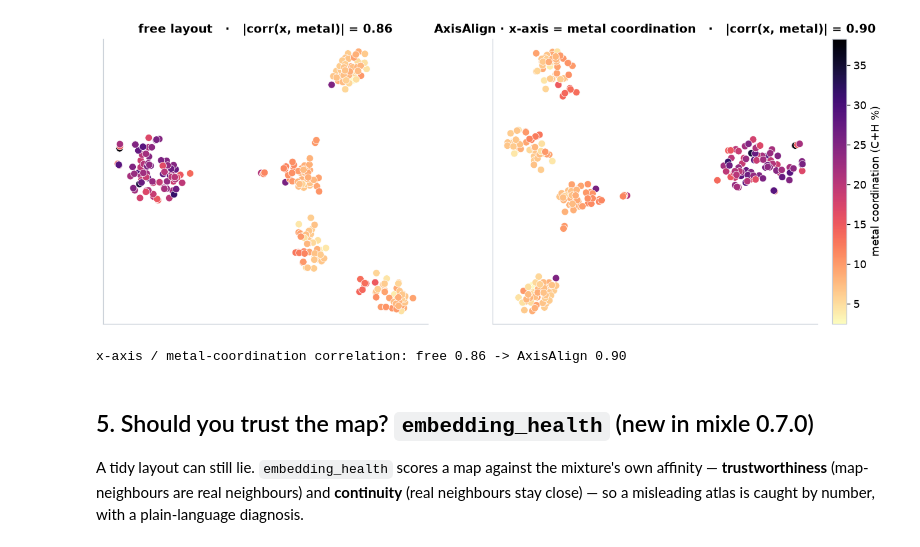
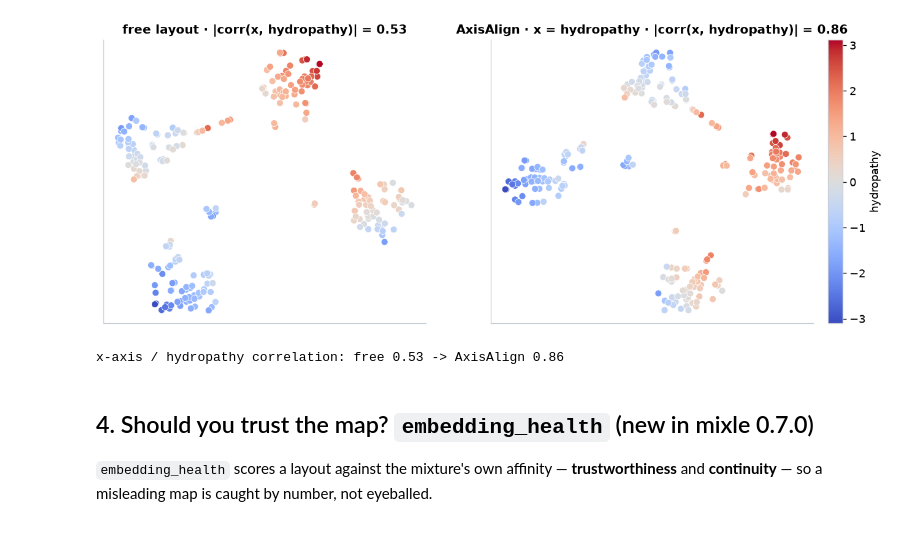
Before and after one commit to gmboquet/mixle-notebooks, a Jupyter notebook: notebooks/tutorials/embedding_with_htsne.ipynb, the cells around one changed output. Cells and saved outputs as stored; diff of their text form; code cells hidden in the pictures.

```diff
--- a/notebooks/tutorials/embedding_with_htsne.ipynb
+++ b/notebooks/tutorials/embedding_with_htsne.ipynb
@@ -190,0 +108,20 @@ gradient of "how well could this protein cage a metal ion?" — with both zinc t
+# %%
+from sklearn.manifold import TSNE
+present = [d[3] for d in data if d[3] is not None]; fill = float(np.mean(present))
+X = []
+for hydro, fold, tags, cnt in data:
+    X.append([hydro] + [1.0 if fold == f else 0.0 for f in FOLDS]
+             + [1.0 if t in tags else 0.0 for t in TAGS] + [cnt if cnt is not None else fill])
+X = np.asarray(X, float); X = (X - X.mean(0)) / (X.std(0) + 1e-9)
+Yt = TSNE(init='pca', perplexity=20, random_state=0).fit_transform(X)
+
+fig, ax = plt.subplots(1, 2, figsize=(13.5, 5.6))
+for a, Y, title in [(ax[0], Yt, 't-SNE  (flatten + mean-impute)'),
+                    (ax[1], Yh, 'htsne  (native, missing modelled)')]:
+    for k, name in enumerate(names):
+        m = labels == k
+        a.scatter(Y[m, 0], Y[m, 1], s=42, color=PALETTE[k], label=name, alpha=0.9, edgecolors='white', linewidths=0.6)
+    a.set_xticks([]); a.set_yticks([]); a.set_title('%s  —  purity %.2f' % (title, knn_purity(Y, labels)), pad=10)
+ax[1].legend(loc='center left', bbox_to_anchor=(1.01, 0.5), fontsize=9)
+fig.subplots_adjust(wspace=0.08); plt.tight_layout(); plt.show()
+print('t-SNE (flatten + impute) purity %.2f   vs   htsne (native) purity %.2f' % (knn_purity(Yt, labels), knn_purity(Yh, labels)))
@@ -191,30 +142,22 @@ gradient of "how well could this protein cage a metal ion?" — with both zinc t
 # %%
-from mixle.stats import (GaussianEstimator, PoissonEstimator, CompositeEstimator, MixtureEstimator)
-from mixle.inference.estimation import optimize
 from mixle.utils.hvis import AxisAlign
-
-record_est = CompositeEstimator((GaussianEstimator(), GaussianEstimator(), GaussianEstimator(),
-                                 GaussianEstimator(), PoissonEstimator()))
-mix = optimize(proteins, MixtureEstimator([record_est] * 6), max_its=50, rng=np.random.RandomState(0), out=io.StringIO())
-
-free = htsne(proteins, seed=1, perplexity=25, out=io.StringIO())
-axed = htsne(proteins, seed=1, perplexity=25, goals=[AxisAlign(metal.tolist(), axis=0, weight=0.6)], out=io.StringIO())
-corr = lambda Y: abs(np.corrcoef(Y[:, 0], metal)[0, 1])
-
-fig, ax = plt.subplots(1, 2, figsize=(13.5, 5.2))
-for a, Y, t in [(ax[0], free, 'free layout'), (ax[1], axed, 'AxisAlign · x-axis = metal coordination')]:
-    sc = a.scatter(Y[:, 0], Y[:, 1], c=metal, cmap='magma_r', s=52, edgecolors='white', linewidths=0.5)
-    a.set_xticks([]); a.set_yticks([]); a.set_title('%s   ·   |corr(x, metal)| = %.2f' % (t, corr(Y)))
-fig.colorbar(sc, ax=ax, fraction=0.022, pad=0.02, label='metal coordination (C+H %)'); plt.show()
-print('x-axis / metal-coordination correlation: free %.2f -> AxisAlign %.2f' % (corr(free), corr(axed)))
+hydro = np.array([d[0] for d in data])
+free = htsne(data, seed=1, perplexity=20, mix_model=mix, out=io.StringIO())
+axed = htsne(data, seed=1, perplexity=20, mix_model=mix, goals=[AxisAlign(hydro.tolist(), axis=0, weight=0.6)], out=io.StringIO())
+corr = lambda Y: abs(np.corrcoef(Y[:, 0], hydro)[0, 1])
+fig, ax = plt.subplots(1, 2, figsize=(13, 5.0))
+for a, Y, t in [(ax[0], free, 'free layout'), (ax[1], axed, 'AxisAlign · x = hydropathy')]:
+    sc = a.scatter(Y[:, 0], Y[:, 1], c=hydro, cmap='coolwarm', s=44, edgecolors='white', linewidths=0.5)
+    a.set_xticks([]); a.set_yticks([]); a.set_title('%s · |corr(x, hydropathy)| = %.2f' % (t, corr(Y)))
+fig.colorbar(sc, ax=ax, fraction=0.022, pad=0.02, label='hydropathy'); plt.show()
+print('x-axis / hydropathy correlation: free %.2f -> AxisAlign %.2f' % (corr(free), corr(axed)))
 # %% [output]
-[figure, old version]
+[figure, new version]
-x-axis / metal-coordination correlation: free 0.86 -> AxisAlign 0.90
+x-axis / hydropathy correlation: free 0.53 -> AxisAlign 0.86
 # %% [markdown]
-## 5. Should you trust the map? `embedding_health` (new in mixle 0.7.0)
+## 4. Should you trust the map? `embedding_health` (new in mixle 0.7.0)
 
-A tidy layout can still lie. `embedding_health` scores a map against the mixture's own affinity —
-**trustworthiness** (map-neighbours are real neighbours) and **continuity** (real neighbours stay close)
-— so a misleading atlas is caught by number, with a plain-language diagnosis.
+`embedding_health` scores a layout against the mixture's own affinity — **trustworthiness** and
+**continuity** — so a misleading map is caught by number, not eyeballed.
 # %%
 from mixle.utils.hvis import embedding_health
```
Also changed, not shown: parts of 19 cells of this notebook, 1 other file.
